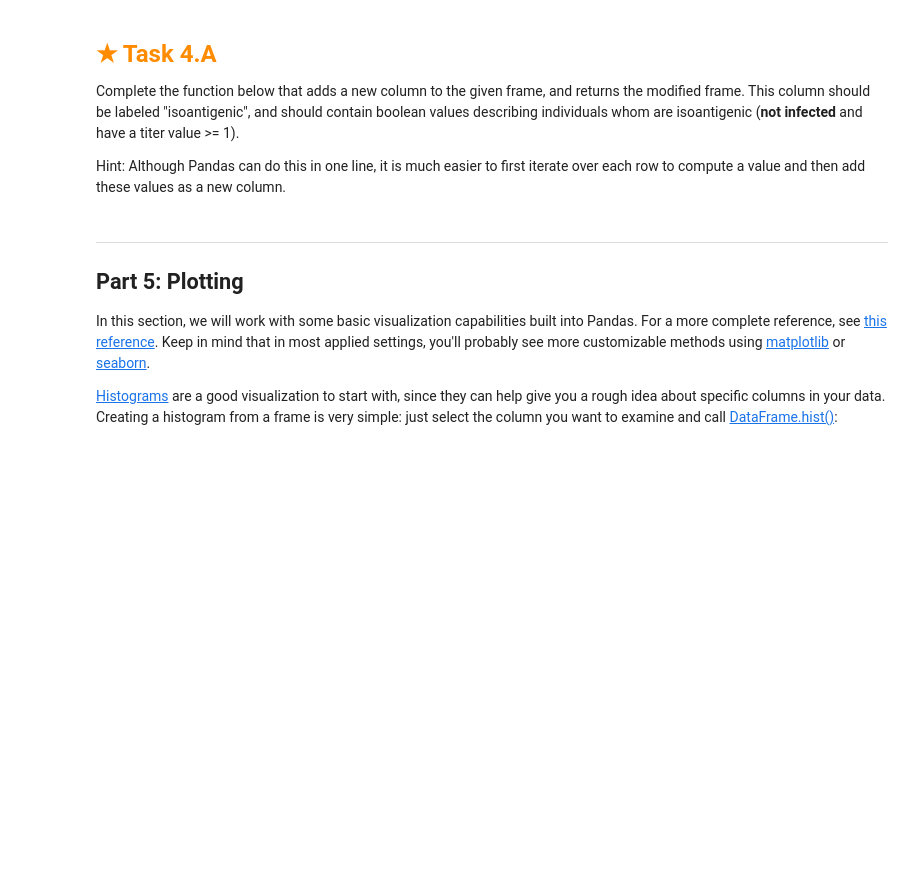
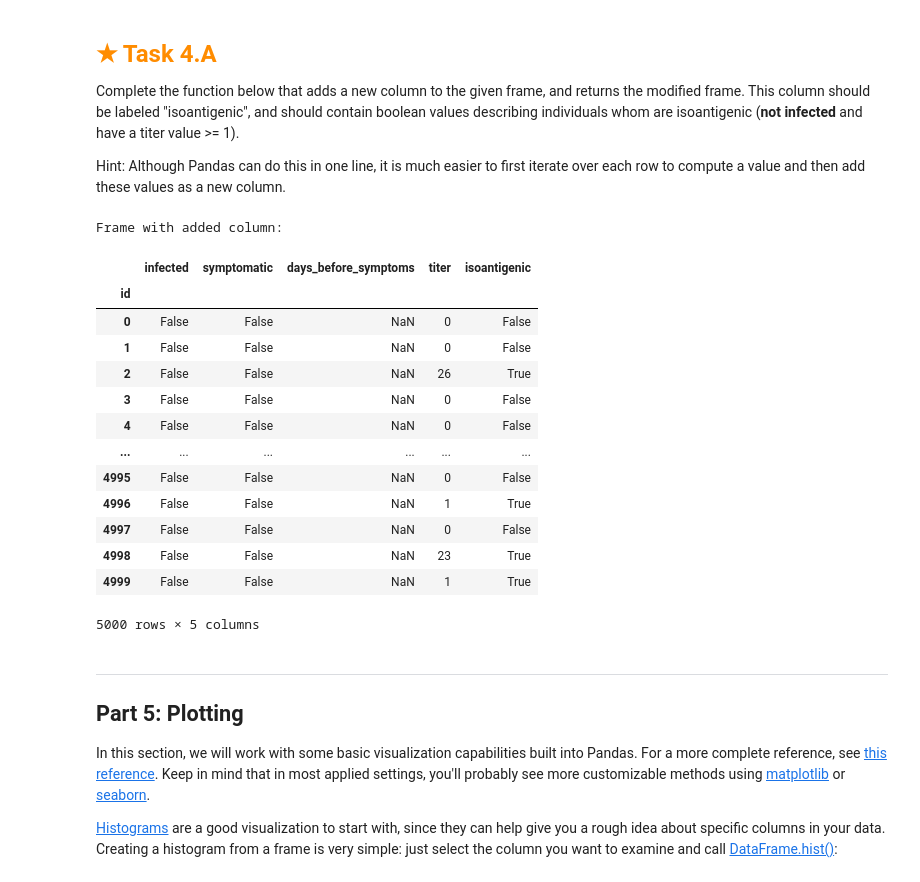
Before and after one commit to acrmine/HO1, a Jupyter notebook: assignment.ipynb, the cells around one changed output. Drawn from its saved outputs; the diff is of its cells as text; code cells hidden in the pictures; blank space fills up the shorter version.

```diff
--- a/assignment.ipynb
+++ b/assignment.ipynb
@@ -1177,11 +1185,36 @@ and should contain boolean values describing individuals whom are isoantigenic (
 Hint: Although Pandas can do this in one line, it is much easier to first iterate over each row to compute a value and then add these values as a new column.
 # %%
 def add_isoantigenic_column(frame):
-    return NotImplemented
+    cntpeople = 0
+    isoantigeniccol = []
+    for person in frame['infected']:
+        if not person and (1 <= frame['titer'].iloc[cntpeople]):
+            isoantigeniccol.append(True)
+        else:
+            isoantigeniccol.append(False)
+        cntpeople += 1
+    frame['isoantigenic'] = isoantigeniccol
+    return frame
 
 new_covid_data = add_isoantigenic_column(covid_data.copy())
 print("Frame with added column:")
 new_covid_data
+# %% [output]
+Frame with added column:
+|  | infected | symptomatic | days_before_symptoms | titer | isoantigenic |
+| id |  |  |  |  |  |
+| 0 | False | False | NaN | 0 | False |
+| 1 | False | False | NaN | 0 | False |
+| 2 | False | False | NaN | 26 | True |
+| 3 | False | False | NaN | 0 | False |
+| 4 | False | False | NaN | 0 | False |
+| ... | ... | ... | ... | ... | ... |
+| 4995 | False | False | NaN | 0 | False |
+| 4996 | False | False | NaN | 1 | True |
+| 4997 | False | False | NaN | 0 | False |
+| 4998 | False | False | NaN | 23 | True |
+| 4999 | False | False | NaN | 1 | True |
+5000 rows × 5 columns
 # %% [markdown]
 ---
 
```
Also changed, not shown: parts of 12 cells of this notebook, 1 other file.
